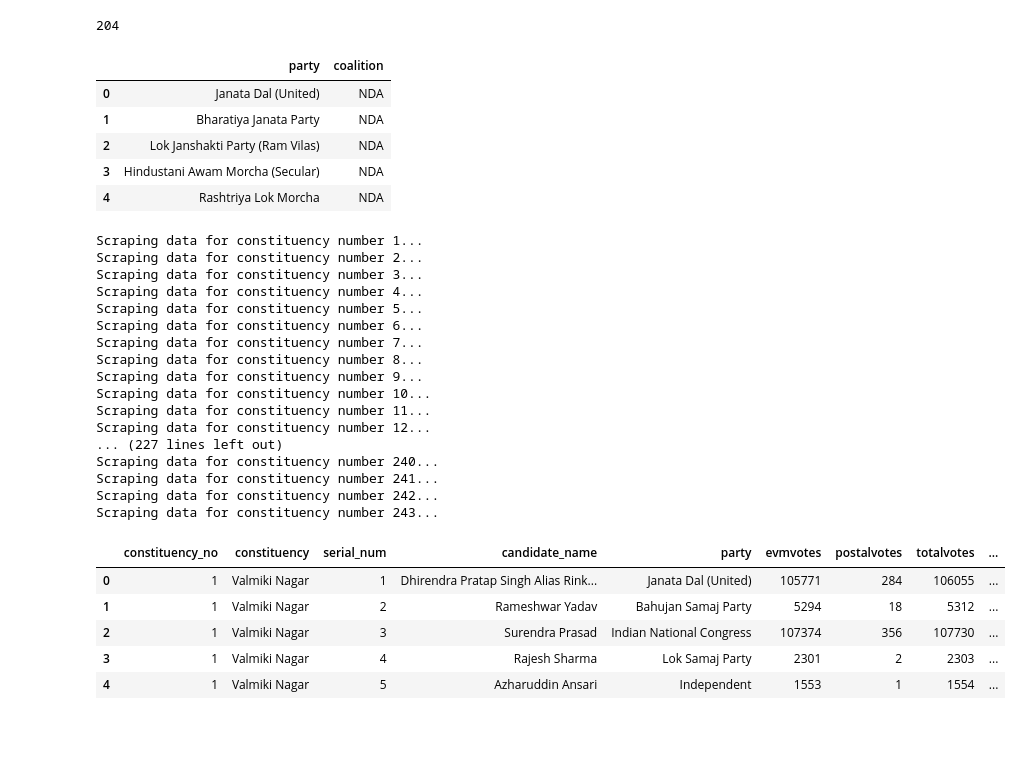
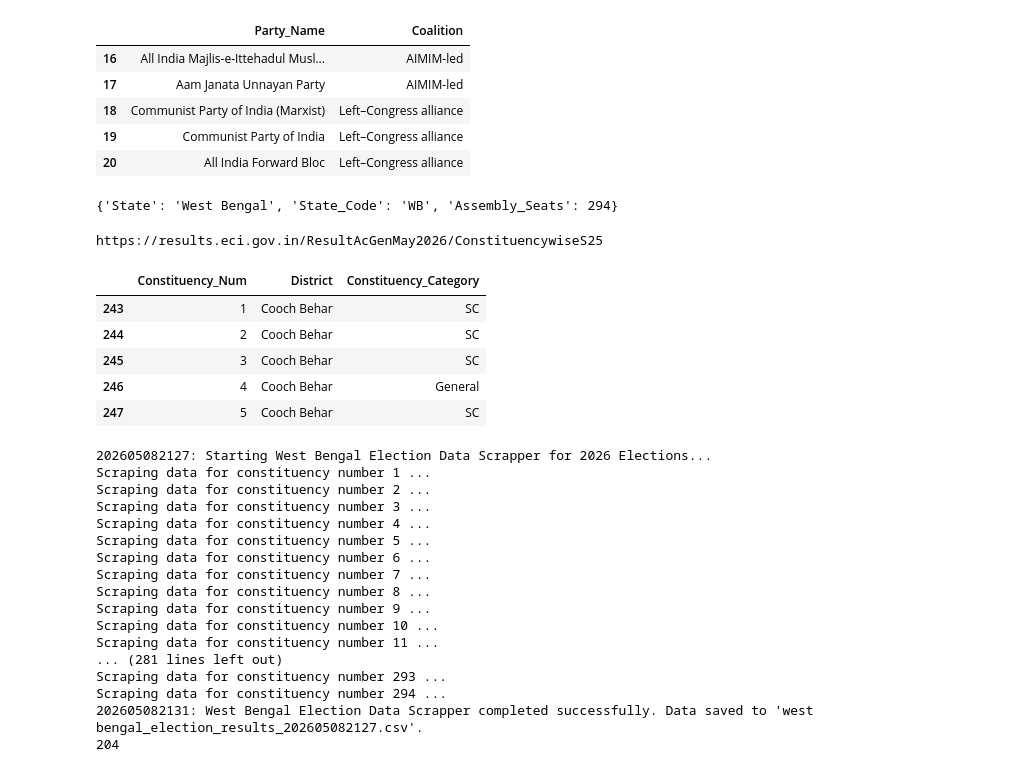
Before and after one commit to loopsandlogic/biharelectionreview2025, a Jupyter notebook: analysis.ipynb, the cells around one changed output. Drawn from its saved outputs; the diff is of its cells as text; code cells hidden in the pictures; blank space fills up the shorter version.

Commit message:
Updated with Bengal details

```diff
--- a/analysis.ipynb
+++ b/analysis.ipynb
@@ -1,43 +1,51 @@
 # %%
 import ind_ec_data_scrapper as sc
-# %%
-sc.load_to_databricks("bihar_election_results_2026-04-14 19:35:40.csv", "data/bihar_election_results_2026-04-14 19:35:40.csv")
-# %% [output]
-204
 # %%
-df = sc.get_coalition_parties()
+df = sc.get_coalition_parties(2026, "West Bengal")
 df.head()
 # %% [output]
-|  | party | coalition |
-| 0 | Janata Dal (United) | NDA |
-| 1 | Bharatiya Janata Party | NDA |
-| 2 | Lok Janshakti Party (Ram Vilas) | NDA |
-| 3 | Hindustani Awam Morcha (Secular) | NDA |
-| 4 | Rashtriya Lok Morcha | NDA |
+|  | Party_Name | Coalition |
+| 16 | All India Majlis-e-Ittehadul Musl... | AIMIM-led |
+| 17 | Aam Janata Unnayan Party | AIMIM-led |
+| 18 | Communist Party of India (Marxist) | Left–Congress alliance |
+| 19 | Communist Party of India | Left–Congress alliance |
+| 20 | All India Forward Bloc | Left–Congress alliance |
+# %%
+d = sc.get_state_details("West Bengal")
+print(d)
+# %% [output]
+{'State': 'West Bengal', 'State_Code': 'WB', 'Assembly_Seats': 294}
+# %%
+print(sc.get_base_url("West Bengal", 2026))
+# %% [output]
+https://results.eci.gov.in/ResultAcGenMay2026/ConstituencywiseS25
 # %%
-df = sc.get_state_result("Bihar", 2025)
+df = sc.get_state_constituency_details("west bengal")
 df.head()
 # %% [output]
-Scraping data for constituency number 1...
-Scraping data for constituency number 2...
-Scraping data for constituency number 3...
-Scraping data for constituency number 4...
-Scraping data for constituency number 5...
-Scraping data for constituency number 6...
-Scraping data for constituency number 7...
-Scraping data for constituency number 8...
-Scraping data for constituency number 9...
-Scraping data for constituency number 10...
-Scraping data for constituency number 11...
-Scraping data for constituency number 12...
-... (227 lines left out)
-Scraping data for constituency number 240...
-Scraping data for constituency number 241...
-Scraping data for constituency number 242...
-Scraping data for constituency number 243...
-|  | constituency_no | constituency | serial_num | candidate_name | party | evmvotes | postalvotes | totalvotes | ... |
-| 0 | 1 | Valmiki Nagar | 1 | Dhirendra Pratap Singh Alias Rink... | Janata Dal (United) | 105771 | 284 | 106055 | ... |
-| 1 | 1 | Valmiki Nagar | 2 | Rameshwar Yadav | Bahujan Samaj Party | 5294 | 18 | 5312 | ... |
-| 2 | 1 | Valmiki Nagar | 3 | Surendra Prasad | Indian National Congress | 107374 | 356 | 107730 | ... |
-| 3 | 1 | Valmiki Nagar | 4 | Rajesh Sharma | Lok Samaj Party | 2301 | 2 | 2303 | ... |
-| 4 | 1 | Valmiki Nagar | 5 | Azharuddin Ansari | Independent | 1553 | 1 | 1554 | ... |
+|  | Constituency_Num | District | Constituency_Category |
+| 243 | 1 | Cooch Behar | SC |
+| 244 | 2 | Cooch Behar | SC |
+| 245 | 3 | Cooch Behar | SC |
+| 246 | 4 | Cooch Behar | General |
+| 247 | 5 | Cooch Behar | SC |
+# %%
+sc.load_results_to_db("West Bengal", 2026)
+# %% [output]
+202605082127: Starting West Bengal Election Data Scrapper for 2026 Elections...
+Scraping data for constituency number 1 ...
+Scraping data for constituency number 2 ...
+Scraping data for constituency number 3 ...
+Scraping data for constituency number 4 ...
+Scraping data for constituency number 5 ...
+Scraping data for constituency number 6 ...
+Scraping data for constituency number 7 ...
+Scraping data for constituency number 8 ...
+Scraping data for constituency number 9 ...
+Scraping data for constituency number 10 ...
+Scraping data for constituency number 11 ...
+... (281 lines left out)
+Scraping data for constituency number 293 ...
+Scraping data for constituency number 294 ...
+202605082131: West Bengal Election Data Scrapper completed successfully. Data saved to 'west bengal_election_results_202605082127.csv'.
+204
```
Also changed, not shown: parts of 5 cells of this notebook, 5 other files.
